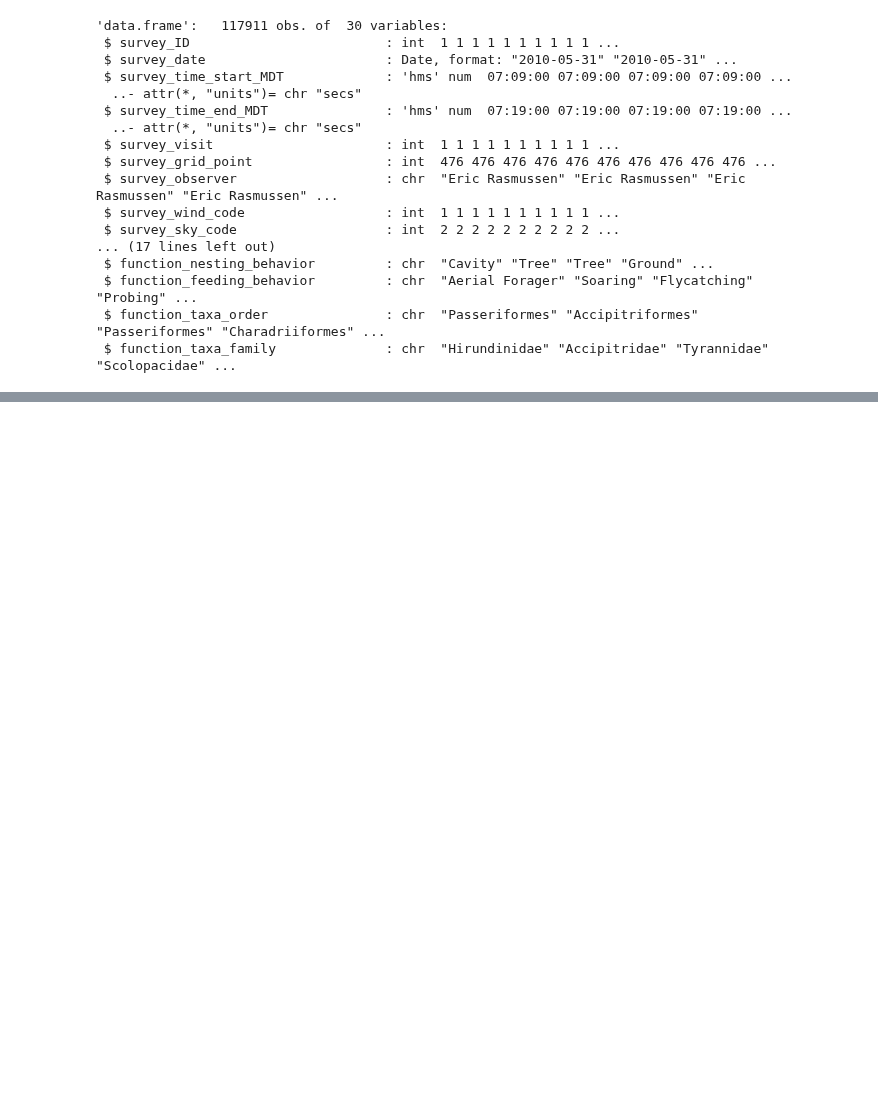
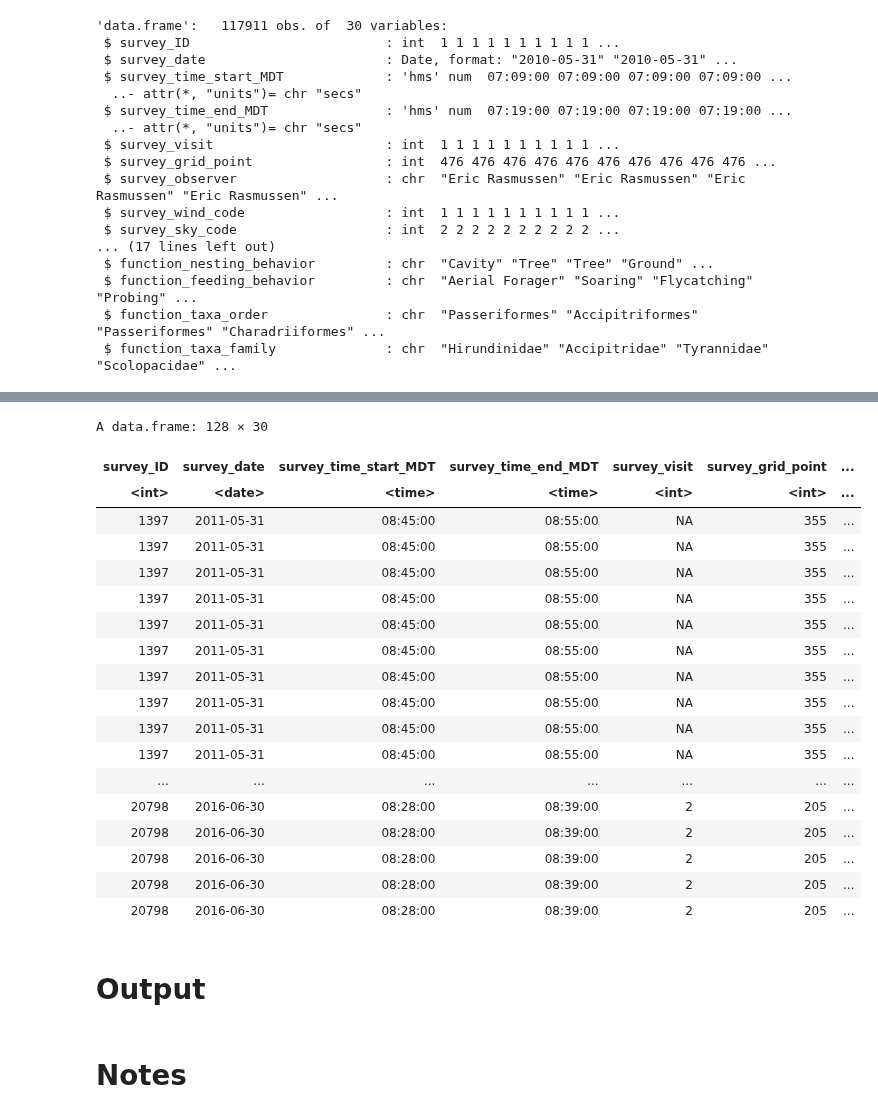
Before and after one commit to samsoe/mpg_notebooks, a Jupyter notebook: Bird_point_count_monitoring_Wrangle.ipynb, the cells around one changed output, grey strips where cells are left out. Drawn from its saved outputs; the diff is of its cells as text; code cells hidden in the pictures; blank space fills up the shorter version.

Commit message:
Post BigQuery Table Load

```diff
--- a/Bird_point_count_monitoring_Wrangle.ipynb
+++ b/Bird_point_count_monitoring_Wrangle.ipynb
@@ -227,7 +270,7 @@ A tibble: 7 × 2
 # %%
 df <- df %>%
   mutate(records_interval = ifelse(records_interval == '1`', '1',
-                            ifelse(records_interval == '', is.na, records_interval)))
+                            ifelse(records_interval == '', NA, records_interval)))
 
 fct_count(df$records_interval)
 # %% [output]
@@ -369,5 +412,5 @@ df$survey_date <- as_date(df$survey_date)
 # %% [markdown]
 ## survey_time_*
 # %%
-df$survey_time_start_MDT <- hms::as.hms(parse_date_time(df$survey_time_start_MDT, "HM"))
-df$survey_time_end_MDT <- hms::as.hms(parse_date_time(df$survey_time_end_MDT, "HM"))
+df$survey_time_start_MDT <- hms::as_hms(parse_date_time(df$survey_time_start_MDT, "HM"))
+df$survey_time_end_MDT <- hms::as_hms(parse_date_time(df$survey_time_end_MDT, "HM"))
@@ -422,0 +482,25 @@ str(df)
+# %%
+df %>%
+  filter(is.na(survey_wind_code))
+# %% [output]
+A data.frame: 128 × 30
+| survey_ID | survey_date | survey_time_start_MDT | survey_time_end_MDT | survey_visit | survey_grid_point | ... |
+| <int> | <date> | <time> | <time> | <int> | <int> | ... |
+| 1397 | 2011-05-31 | 08:45:00 | 08:55:00 | NA | 355 | ... |
+| 1397 | 2011-05-31 | 08:45:00 | 08:55:00 | NA | 355 | ... |
+| 1397 | 2011-05-31 | 08:45:00 | 08:55:00 | NA | 355 | ... |
+| 1397 | 2011-05-31 | 08:45:00 | 08:55:00 | NA | 355 | ... |
+| 1397 | 2011-05-31 | 08:45:00 | 08:55:00 | NA | 355 | ... |
+| 1397 | 2011-05-31 | 08:45:00 | 08:55:00 | NA | 355 | ... |
+| 1397 | 2011-05-31 | 08:45:00 | 08:55:00 | NA | 355 | ... |
+| 1397 | 2011-05-31 | 08:45:00 | 08:55:00 | NA | 355 | ... |
+| 1397 | 2011-05-31 | 08:45:00 | 08:55:00 | NA | 355 | ... |
+| 1397 | 2011-05-31 | 08:45:00 | 08:55:00 | NA | 355 | ... |
+| ... | ... | ... | ... | ... | ... | ... |
+| 20798 | 2016-06-30 | 08:28:00 | 08:39:00 | 2 | 205 | ... |
+| 20798 | 2016-06-30 | 08:28:00 | 08:39:00 | 2 | 205 | ... |
+| 20798 | 2016-06-30 | 08:28:00 | 08:39:00 | 2 | 205 | ... |
+| 20798 | 2016-06-30 | 08:28:00 | 08:39:00 | 2 | 205 | ... |
+| 20798 | 2016-06-30 | 08:28:00 | 08:39:00 | 2 | 205 | ... |
+# %% [markdown]
+# Output
@@ -422,0 +511,2 @@ str(df)
+# %% [markdown]
+# Notes
```
Also changed, not shown: parts of 11 cells of this notebook.
